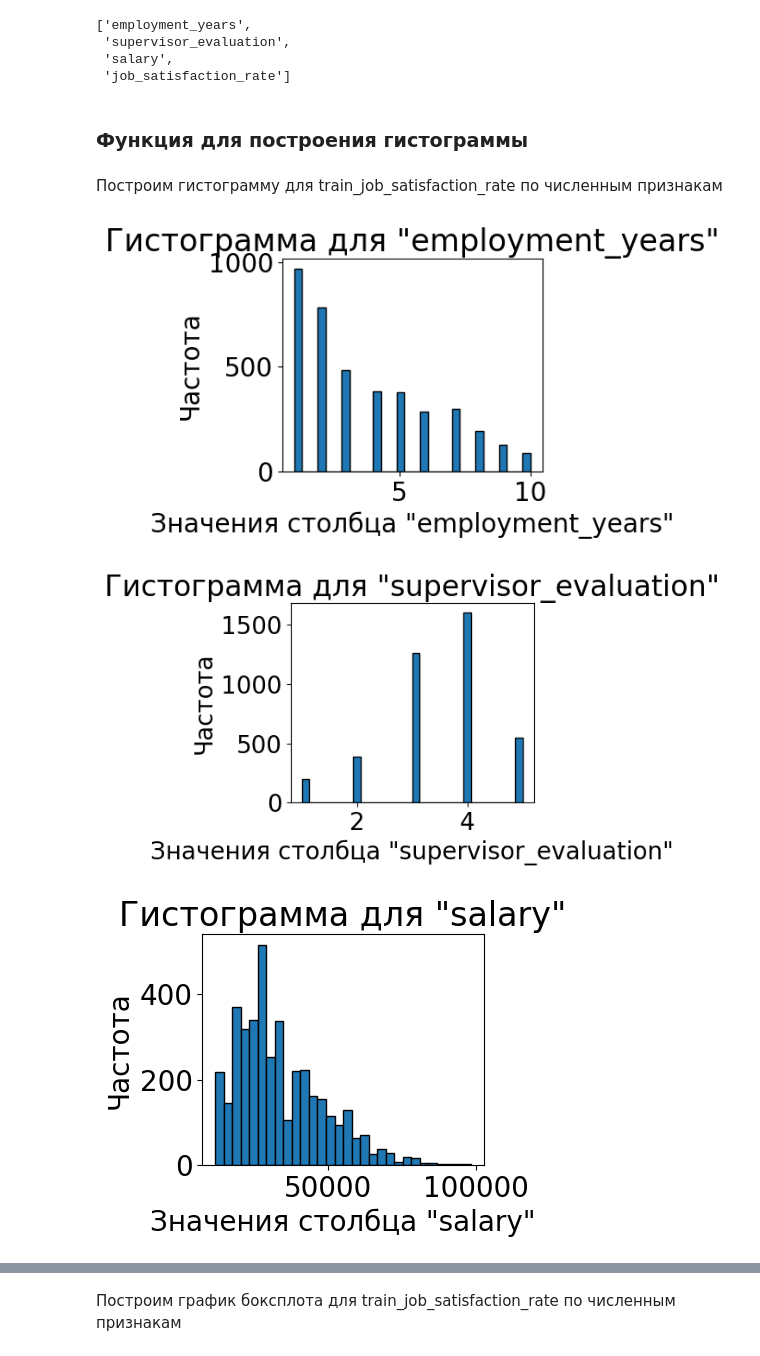
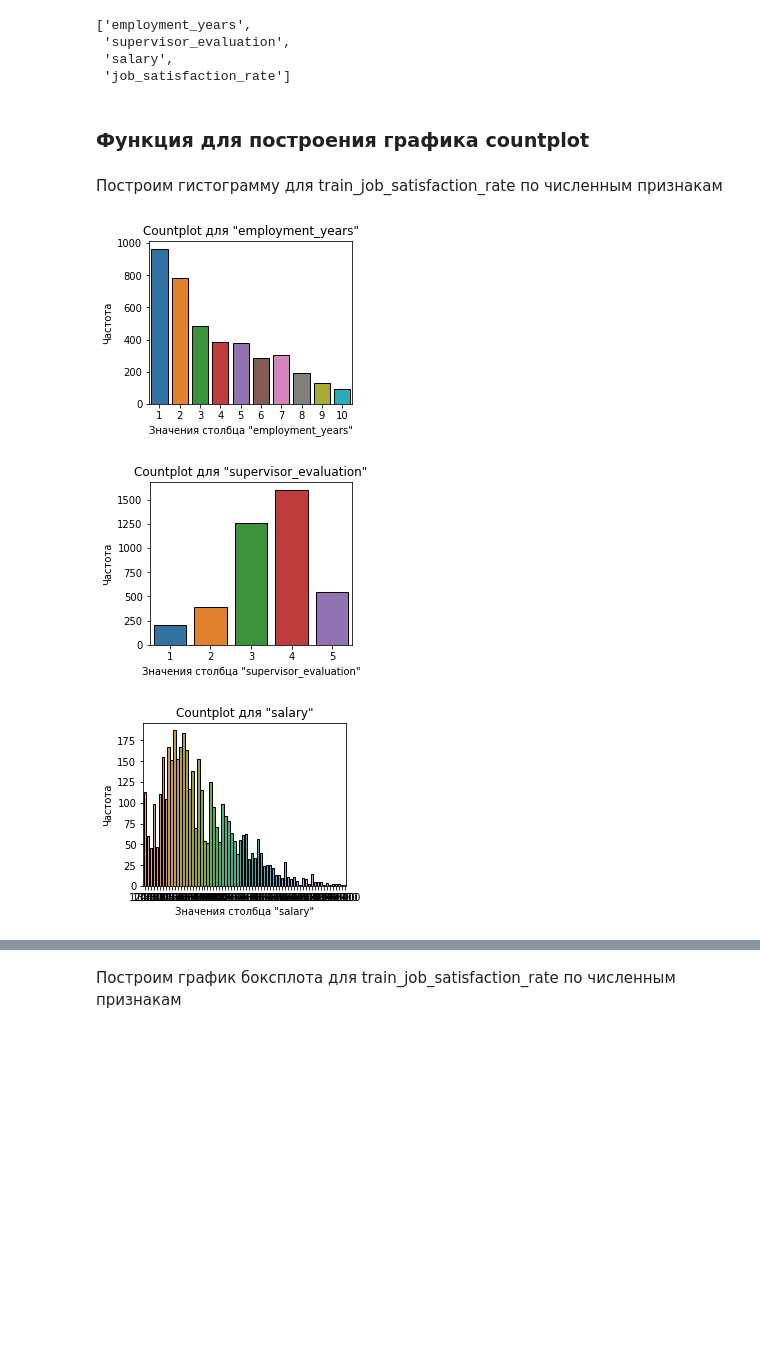
Before and after one commit to butuzovzeleboba/Prefabricated-Project---2.-HR-analytics, a Jupyter notebook: Prefabricated Project - 2. HR analytics.ipynb, the cells around one changed output, grey strips where cells are left out. Cells and saved outputs as stored; diff of their text form; code cells hidden in the pictures; blank space fills up the shorter version.

```diff
--- a/Prefabricated Project - 2. HR analytics.ipynb
+++ b/Prefabricated Project - 2. HR analytics.ipynb
@@ -489,3 +511,0 @@ memory usage: 140.8+ KB
-# %%
-train_job_satisfaction_rate[['dept', 'level']]=one_pipe.fit_transform(train_job_satisfaction_rate[['dept', 'level']])
-train_job_satisfaction_rate.info()
@@ -560,21 +584,21 @@ train_job_satisfaction_rate_num
  'salary',
  'job_satisfaction_rate']
 # %% [markdown]
-### Функция для построения гистограммы
+### Функция для построения графика countplot
 # %%
-def hist_plot(df, iput_data):
+def count_plot(df, iput_data):
     for column in iput_data:
         plt.figure(figsize=(8, 3))
         plt.subplot(1, 2, 1)
-        plt.hist(df[column], bins=30, edgecolor='black')
+        sns.countplot(x=df[column], edgecolor='black')
         plt.xlabel(f'Значения столбца "{column}"')
         plt.ylabel('Частота')
-        plt.title(f'Гистограмма для "{column}"');
+        plt.title(f'Countplot для "{column}"');
 # %% [markdown]
 Построим гистограмму для train_job_satisfaction_rate по численным признакам
 # %%
-hist_plot(train_job_satisfaction_rate, train_job_satisfaction_rate_num)
+count_plot(train_job_satisfaction_rate, train_job_satisfaction_rate_num)
 # %% [output]
-[figure, old version]
+[figure, new version]
-[figure, old version]
+[figure, new version]
-[figure, old version]
+[figure, new version]
```
Also changed, not shown: parts of 191 cells of this notebook.
